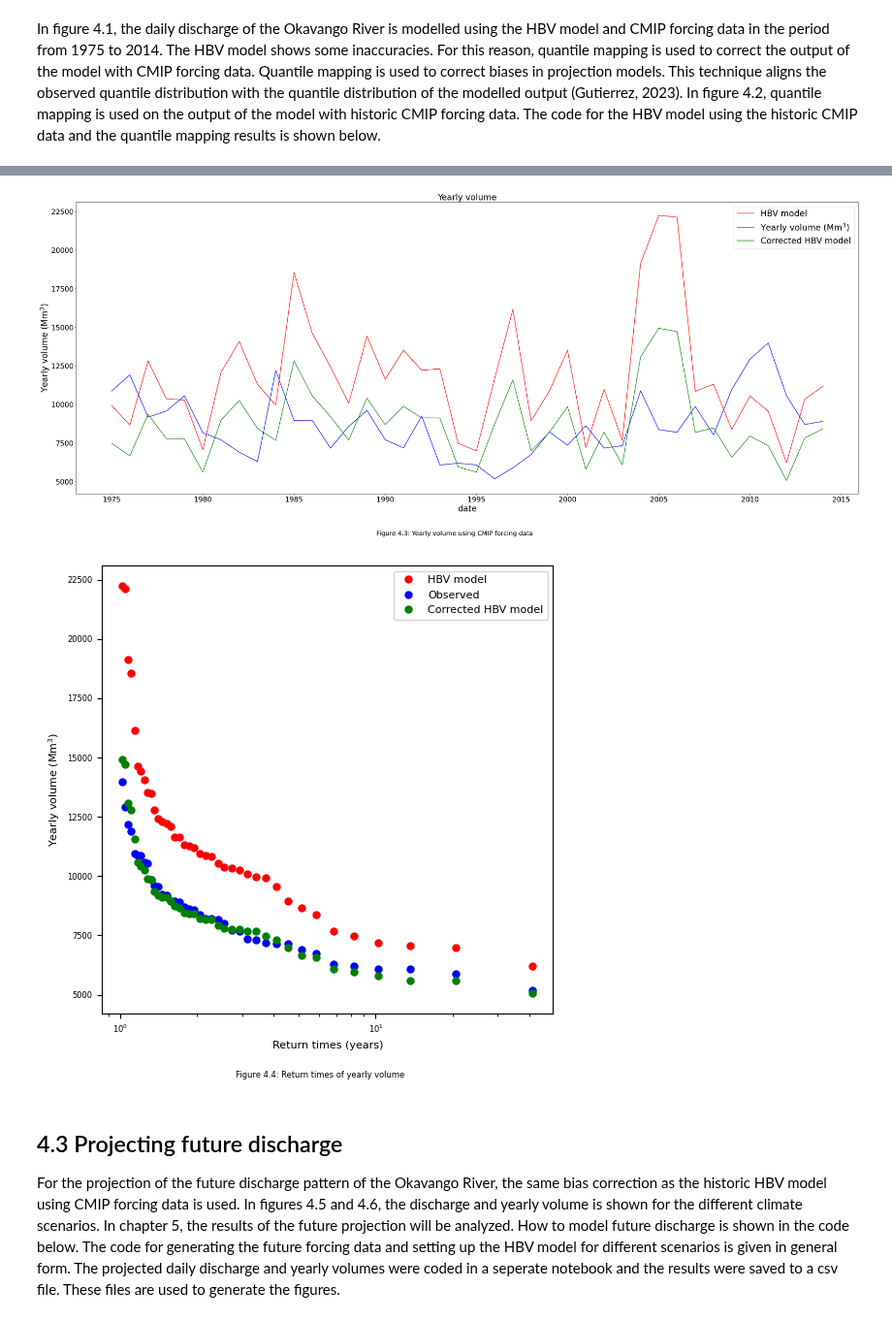
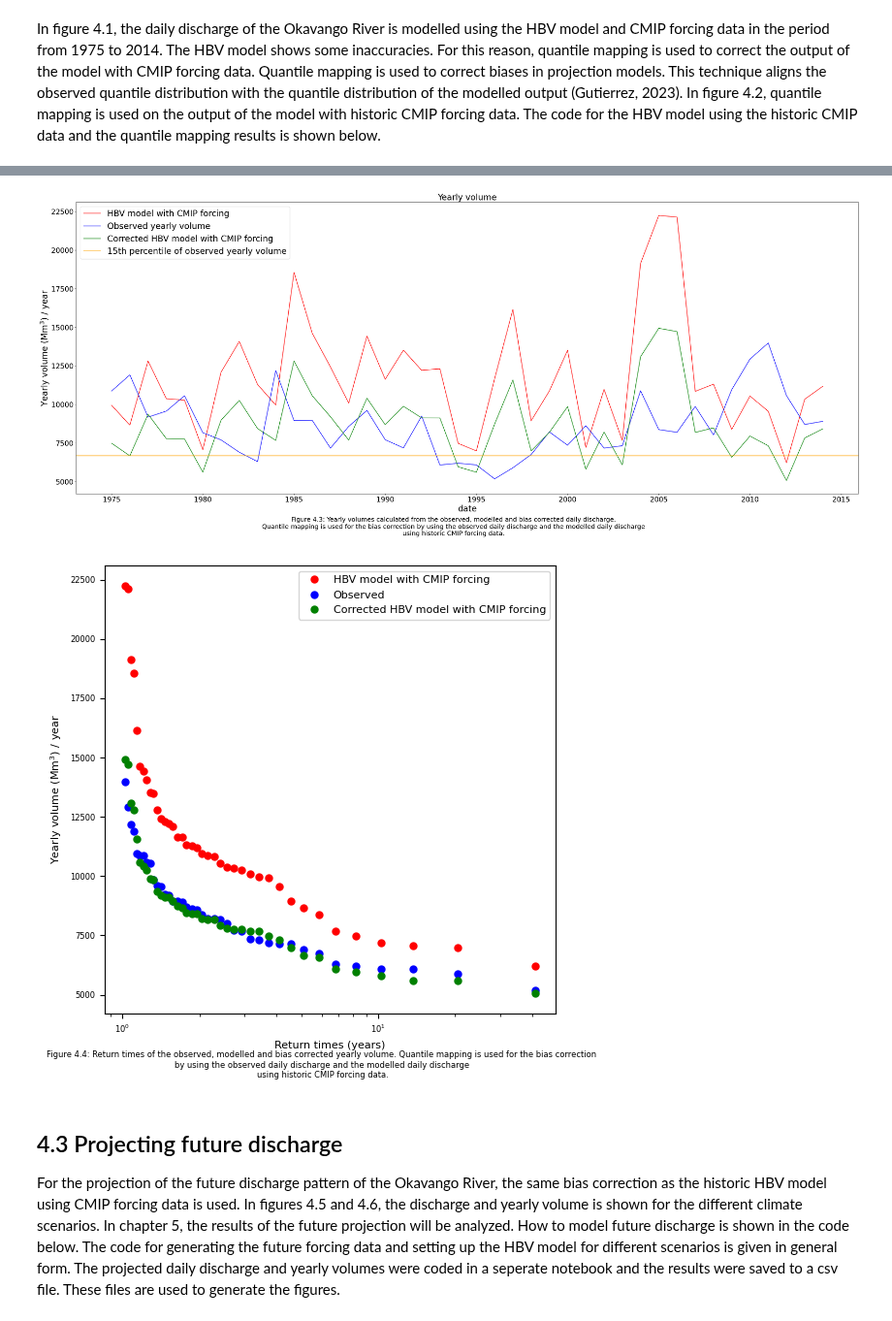
Before and after one commit to eWaterCycle/projects, a Jupyter notebook: book/thesis_projects/BSc/2026_Q4_BeauBuijtenhuijs_CEG/Report/4_Climate_scenarios.ipynb, the cells around one changed output, grey strips where cells are left out. Shown at 97% size. Saved outputs shown, nothing was run; the diff lists cells and outputs as text; code cells hidden in the pictures.

```diff
--- a/book/thesis_projects/BSc/2026_Q4_BeauBuijtenhuijs_CEG/Report/4_Climate_scenarios.ipynb
+++ b/book/thesis_projects/BSc/2026_Q4_BeauBuijtenhuijs_CEG/Report/4_Climate_scenarios.ipynb
@@ -66,7 +68,7 @@ In figure 4.1, the daily discharge of the Okavango River is modelled using the H
 data = pd.read_csv(Path.home() / "BEP-beau/book/thesis_projects/BSc/2026_Q4_BeauBuijtenhuijs_CEG/Data/mohembo_daily_water_discharge_data.csv",
                    index_col='date', parse_dates=True, dayfirst=True)
 data_daily = data.resample('D').interpolate()
-data_daily.columns = ['Discharge (m$^3$/s)']
+data_daily.columns = ['Observed discharge']
 data_daily = data_daily[~data_daily.index.year.isin([1974, 2015, 2016, 2017, 2018, 2019, 2020, 2021])] #Aligning with historic CMIP period
 
 #The model returns data in mm/day, while observed data is in m^3/s
@@ -99,7 +101,7 @@ model_output = pd.Series(data=Q_m, name="Modelled_discharge", index=time)
 
 #Converting data from mm/day to m^3/s
 Q_model = mmday_to_m3s(model_output.values, Area_km2)
-Q_model_pd = pd.Series(Q_model, index=model_output.index, name="HBV model")
+Q_model_pd = pd.Series(Q_model, index=model_output.index, name="HBV model with CMIP forcing")
 Q_model_pd = Q_model_pd['1975'::] #Removing spin-up period
 
 #Plotting results
@@ -112,5 +114,5 @@ Q_model_pd.plot(ax=ax, color='red')
 data_daily.plot(ax=ax, color='blue')
 plt.legend(fontsize=24)
 plt.title('Daily discharge', fontsize=24)
-fig.text(0.5, 0,"Figure 4.1: Modelled daily discharge using historic CMIP forcing data", ha="center", fontsize=18);
+fig.text(0.5, 0,"Figure 4.1: Observed daily discharge and modelled daily discharge using historic CMIP forcing data", ha="center", fontsize=18);
 # %% [output]
@@ -139,7 +141,7 @@ def quantile_mapping(observed, modelled, n):
     return mapping_function
 
 #Using quantile mapping
-qm_func_daily = quantile_mapping(data_daily['Discharge (m$^3$/s)'], Q_model_pd, 1000)
+qm_func_daily = quantile_mapping(data_daily['Observed discharge'], Q_model_pd, 1000)
 CMIP_corrected_daily = qm_func_daily(Q_model_pd)
 
 #Plotting results
@@ -150,8 +152,10 @@ ax.set_xlabel("Date", fontsize=24)
 ax.set_ylabel("Discharge (m$^3$/s)", fontsize=24)
 Q_model_pd.plot(ax=ax, color='red')
 data_daily.plot(ax=ax, color='blue')
-plt.plot(Q_model_pd.index, CMIP_corrected_daily, label='Corrected HBV model', color='green')
+plt.plot(Q_model_pd.index, CMIP_corrected_daily, label='Corrected HBV model with CMIP forcing', color='green')
 plt.legend(fontsize=24)
 plt.title('Daily discharge', fontsize=24)
-fig.text(0.5, 0,"Figure 4.2: Modelled discharge using quantile mapping", ha="center", fontsize=18);
+fig.text(0.5, 0,"Figure 4.2: Observed, modelled and bias corrected daily discharge. Quantile mapping is used for the bias correction \n"
+         "by using the observed daily discharge and the modelled daily discharge \n"
+         "using historic CMIP forcing data.", ha="center", fontsize=18);
 # %% [output]
@@ -167,14 +171,14 @@ $$ \text{rank} = \text{rank of yearly volume} $$
 The yearly volumes are first sorted from low to high. The lowest yearly volume is rank 1 and the highest volume is rank n. The code for generating the figures and calculating the return times is shown below.
 # %%
 #Putting corrected output in a dataframe
-CMIP_corrected = pd.DataFrame({'Corrected HBV model': CMIP_corrected_daily}, index=Q_model_pd.index)
+CMIP_corrected = pd.DataFrame({'Corrected HBV model with CMIP forcing': CMIP_corrected_daily}, index=Q_model_pd.index)
 
 #Converting data to yearly volumes
 CMIP_yearly_corrected = (CMIP_corrected * 3600 * 24).resample('YE').sum() / 1e6
 CMIP_yearly_corrected.index = CMIP_yearly_corrected.index.year
 
 yearly_volume = (data_daily * 3600 * 24).resample('YE').sum() / 1e6
-yearly_volume.columns = ['Yearly volume (Mm$^3$)']
+yearly_volume.columns = ['Observed yearly volume']
 yearly_volume.index = yearly_volume.index.year
 
 CMIP_yearly_volume = (Q_model_pd * 3600 * 24).resample('YE').sum() / 1e6
@@ -184,46 +188,51 @@ fig, ax = plt.subplots(figsize=(40, 15))
 plt.xticks(fontsize=20)
 plt.yticks(fontsize=20)
 ax.set_xlabel("Date", fontsize=24)
-ax.set_ylabel("Yearly volume (Mm$^3$)", fontsize=24)
+ax.set_ylabel("Yearly volume (Mm$^3$) / year", fontsize=24)
 CMIP_yearly_volume.plot(ax=ax, color='red') #Removing the spin-up period from the plot
 yearly_volume.plot(ax=ax, color='blue')
 CMIP_yearly_corrected.plot(ax=ax, color='green')
+plt.axhline(y=np.percentile(yearly_volume['Observed yearly volume'], 15), color='orange', label='15th percentile of observed yearly volume')
 plt.legend(fontsize=24)
 plt.title('Yearly volume', fontsize=24)
-fig.text(0.5, 0,"Figure 4.3: Yearly volume using CMIP forcing data", ha="center", fontsize=18);
+fig.text(0.5, 0,"Figure 4.3: Yearly volumes calculated from the observed, modelled and bias corrected daily discharge. \n"
+         "Quantile mapping is used for the bias correction by using the observed daily discharge and the modelled daily discharge \n"
+         "using historic CMIP forcing data. ", ha="center", fontsize=18);
 # %% [output]
-[figure, old version]
+[figure, new version]
 # %%
 #Calculating return period
 def return_periods(data):
     n = len(data)
     rank = np.arange(1, n + 1)
     return_period = (n + 1) / rank
     return return_period
 
 #Using return period function
 return_period = return_periods(CMIP_yearly_volume)
 
 #Sorting data from low to high
 CMIP_yearly_volume_sorted = np.sort(CMIP_yearly_volume)
-CMIP_corrected_sorted = np.sort(CMIP_yearly_corrected['Corrected HBV model'])
-Observed_sorted = np.sort(yearly_volume['Yearly volume (Mm$^3$)'])
+CMIP_corrected_sorted = np.sort(CMIP_yearly_corrected['Corrected HBV model with CMIP forcing'])
+Observed_sorted = np.sort(yearly_volume['Observed yearly volume'])
 
 #Plotting
 fig, ax = plt.subplots(figsize=(6, 6))
 plt.xticks(fontsize=6)
 plt.yticks(fontsize=6)
 ax.set_xlabel("Return times (years)", fontsize=8)
-ax.set_ylabel("Yearly volume (Mm$^3$)", fontsize=8)
+ax.set_ylabel("Yearly volume (Mm$^3$) / year", fontsize=8)
 plt.xscale('log')
 
-plt.plot(return_period, CMIP_yearly_volume_sorted, marker='o', linestyle='None', ms=5, label='HBV model', color='red')
+plt.plot(return_period, CMIP_yearly_volume_sorted, marker='o', linestyle='None', ms=5, label='HBV model with CMIP forcing', color='red')
 plt.plot(return_period, Observed_sorted, marker='o', linestyle='None', ms=5, label='Observed', color='blue')
-plt.plot(return_period, CMIP_corrected_sorted, marker='o', linestyle='None', ms=5, label='Corrected HBV model', color='green')
+plt.plot(return_period, CMIP_corrected_sorted, marker='o', linestyle='None', ms=5, label='Corrected HBV model with CMIP forcing', color='green')
 plt.legend(fontsize=8)
-fig.text(0.5, 0,"Figure 4.4: Return times of yearly volume", ha="center", fontsize=6);
+fig.text(0.5, 0,"Figure 4.4: Return times of the observed, modelled and bias corrected yearly volume. Quantile mapping is used for the bias correction \n"
+         "by using the observed daily discharge and the modelled daily discharge \n"
+         "using historic CMIP forcing data.", ha="center", fontsize=6);
 # %% [output]
-[figure, old version]
+[figure, new version]
 # %% [markdown]
 ## 4.3 Projecting future discharge
 For the projection of the future discharge pattern of the Okavango River, the same bias correction as the historic HBV model using CMIP forcing data is used. In figures 4.5 and 4.6, the discharge and yearly volume is shown for the different climate scenarios. In chapter 5, the results of the future projection will be analyzed. How to model future discharge is shown in the code below. The code for generating the future forcing data and setting up the HBV model for different scenarios is given in general form. The projected daily discharge and yearly volumes were coded in a seperate notebook and the results were saved to a csv file. These files are used to generate the figures.
```
Also changed, not shown: parts of 6 cells of this notebook, 11 other files.
